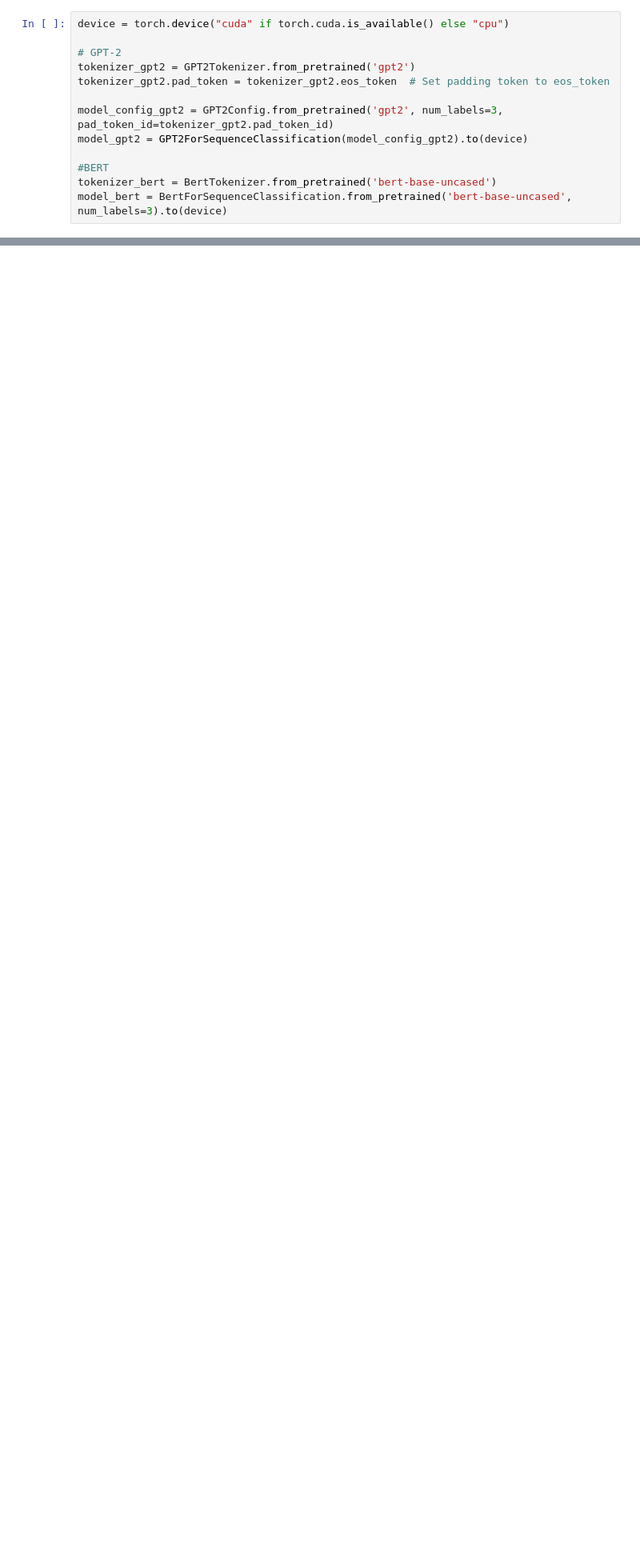
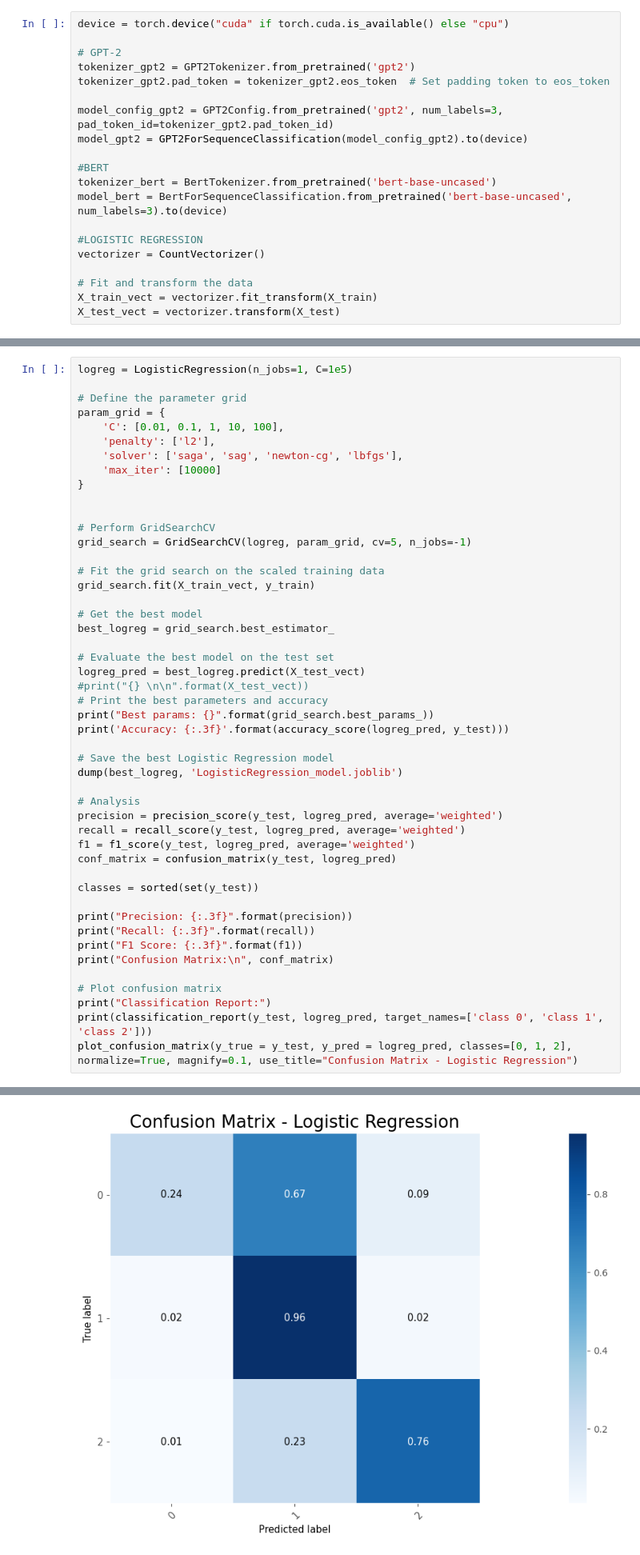
Before and after one commit to CrocoPops/HateSpeechDetection, a Jupyter notebook: HateSpeechDet.ipynb, the cells around one changed output, grey strips where cells are left out. Shown at 80% size. Drawn from its saved outputs; the diff is of its cells as text; blank space fills up the shorter version.

Commit message:
Add Logistic Regression
TODO: Test adding NN models

```diff
--- a/HateSpeechDet.ipynb
+++ b/HateSpeechDet.ipynb
@@ -145,6 +158,13 @@ model_gpt2 = GPT2ForSequenceClassification(model_config_gpt2).to(device)
 #BERT
 tokenizer_bert = BertTokenizer.from_pretrained('bert-base-uncased')
 model_bert = BertForSequenceClassification.from_pretrained('bert-base-uncased', num_labels=3).to(device)
+
+#LOGISTIC REGRESSION
+vectorizer = CountVectorizer()
+
+# Fit and transform the data
+X_train_vect = vectorizer.fit_transform(X_train)
+X_test_vect = vectorizer.transform(X_test)
 # %% [output]
 Some weights of BertForSequenceClassification were not initialized from the model checkpoint at bert-base-uncased and are newly initialized: ['classifier.bias', 'classifier.weight']
 You should probably TRAIN this model on a down-stream task to be able to use it for predictions and inference.
@@ -150,0 +173,49 @@ You should probably TRAIN this model on a down-stream task to be able to use it
+# %%
+logreg = LogisticRegression(n_jobs=1, C=1e5)
+
+# Define the parameter grid
+param_grid = {
+    'C': [0.01, 0.1, 1, 10, 100],
+    'penalty': ['l2'],
+    'solver': ['saga', 'sag', 'newton-cg', 'lbfgs'],
+    'max_iter': [10000]
+}
+
+
+# Perform GridSearchCV
+grid_search = GridSearchCV(logreg, param_grid, cv=5, n_jobs=-1)
+
+# Fit the grid search on the scaled training data
+grid_search.fit(X_train_vect, y_train)
+
+# Get the best model
+best_logreg = grid_search.best_estimator_
+
+# Evaluate the best model on the test set
+logreg_pred = best_logreg.predict(X_test_vect)
+#print("{} \n\n".format(X_test_vect))
+# Print the best parameters and accuracy
+print("Best params: {}".format(grid_search.best_params_))
+print('Accuracy: {:.3f}'.format(accuracy_score(logreg_pred, y_test)))
+
+# Save the best Logistic Regression model
+dump(best_logreg, 'LogisticRegression_model.joblib')
+
+# Analysis
+precision = precision_score(y_test, logreg_pred, average='weighted')
+recall = recall_score(y_test, logreg_pred, average='weighted')
+f1 = f1_score(y_test, logreg_pred, average='weighted')
+conf_matrix = confusion_matrix(y_test, logreg_pred)
+
+classes = sorted(set(y_test))
+
+print("Precision: {:.3f}".format(precision))
+print("Recall: {:.3f}".format(recall))
+print("F1 Score: {:.3f}".format(f1))
+print("Confusion Matrix:\n", conf_matrix)
+
+# Plot confusion matrix
+print("Classification Report:")
+print(classification_report(y_test, logreg_pred, target_names=['class 0', 'class 1', 'class 2']))
+plot_confusion_matrix(y_true = y_test, y_pred = logreg_pred, classes=[0, 1, 2], normalize=True, magnify=0.1, use_title="Confusion Matrix - Logistic Regression")
+# %% [output]
@@ -150,0 +239 @@ You should probably TRAIN this model on a down-stream task to be able to use it
+[figure, added]
```
Also changed, not shown: parts of 7 cells of this notebook, 7 other files.
